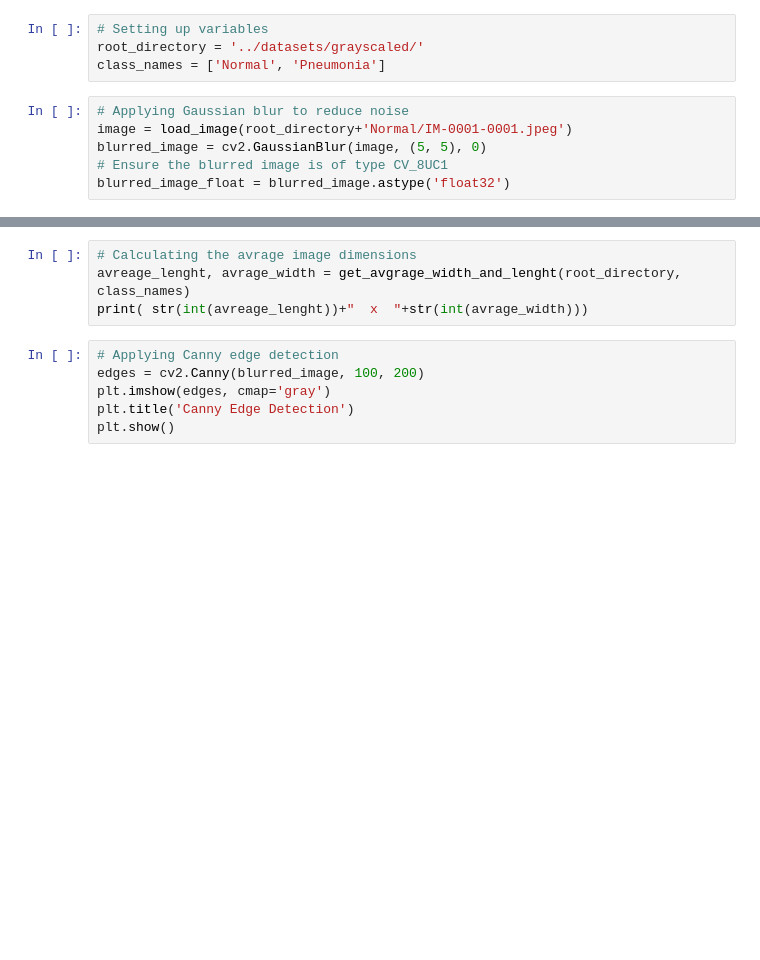
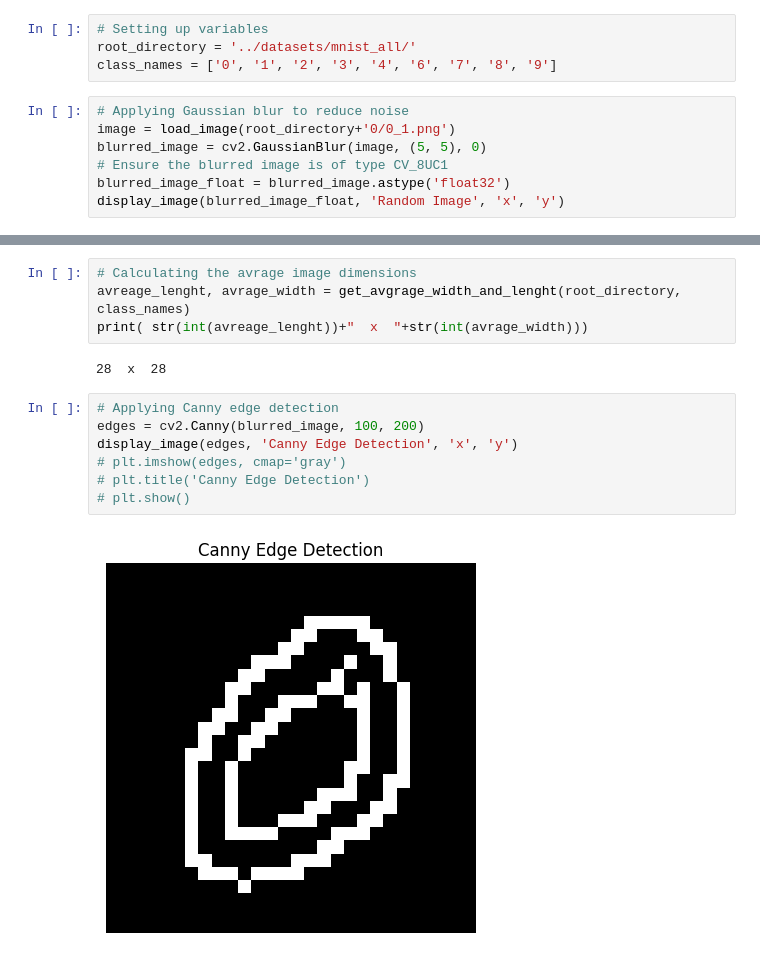
Before and after one commit to sadegh15khedry/Handwritten-Digit-Image-Classification, a Jupyter notebook: notebooks/data_exploration.ipynb, the cells around one changed output, grey strips where cells are left out. Drawn from its saved outputs; the diff is of its cells as text; blank space fills up the shorter version.

```diff
--- a/notebooks/data_exploration.ipynb
+++ b/notebooks/data_exploration.ipynb
@@ -19,13 +17,14 @@ MNIST images saved successfully.
 # %%
 # Setting up variables
-root_directory = '../datasets/grayscaled/'
-class_names = ['Normal', 'Pneumonia']
+root_directory = '../datasets/mnist_all/'
+class_names = ['0', '1', '2', '3', '4', '6', '7', '8', '9']
 # %%
 # Applying Gaussian blur to reduce noise
-image = load_image(root_directory+'Normal/IM-0001-0001.jpeg')
+image = load_image(root_directory+'0/0_1.png')
 blurred_image = cv2.GaussianBlur(image, (5, 5), 0)
 # Ensure the blurred image is of type CV_8UC1
 blurred_image_float = blurred_image.astype('float32')
+display_image(blurred_image_float, 'Random Image', 'x', 'y')
 # %%
 # Displaying an image
 display_image(image, 'Random Image', 'x', 'y')
@@ -51,12 +60,17 @@ display_image(thresholded_image, 'Thresholded Image', 'x', 'y')
 # Calculating the avrage image dimensions
 avreage_lenght, avrage_width = get_avgrage_width_and_lenght(root_directory, class_names)
 print( str(int(avreage_lenght))+"  x  "+str(int(avrage_width)))
+# %% [output]
+28  x  28
 # %%
 # Applying Canny edge detection
 edges = cv2.Canny(blurred_image, 100, 200)
-plt.imshow(edges, cmap='gray')
-plt.title('Canny Edge Detection')
-plt.show()
+display_image(edges, 'Canny Edge Detection', 'x', 'y')
+# plt.imshow(edges, cmap='gray')
+# plt.title('Canny Edge Detection')
+# plt.show()
+# %% [output]
+[figure, added]
 # %%
 # Detect Harris corners
 corner_image = get_harris_corners_image(blurred_image_float, image)
```
Also changed, not shown: parts of 12 cells of this notebook, 2 other files.
